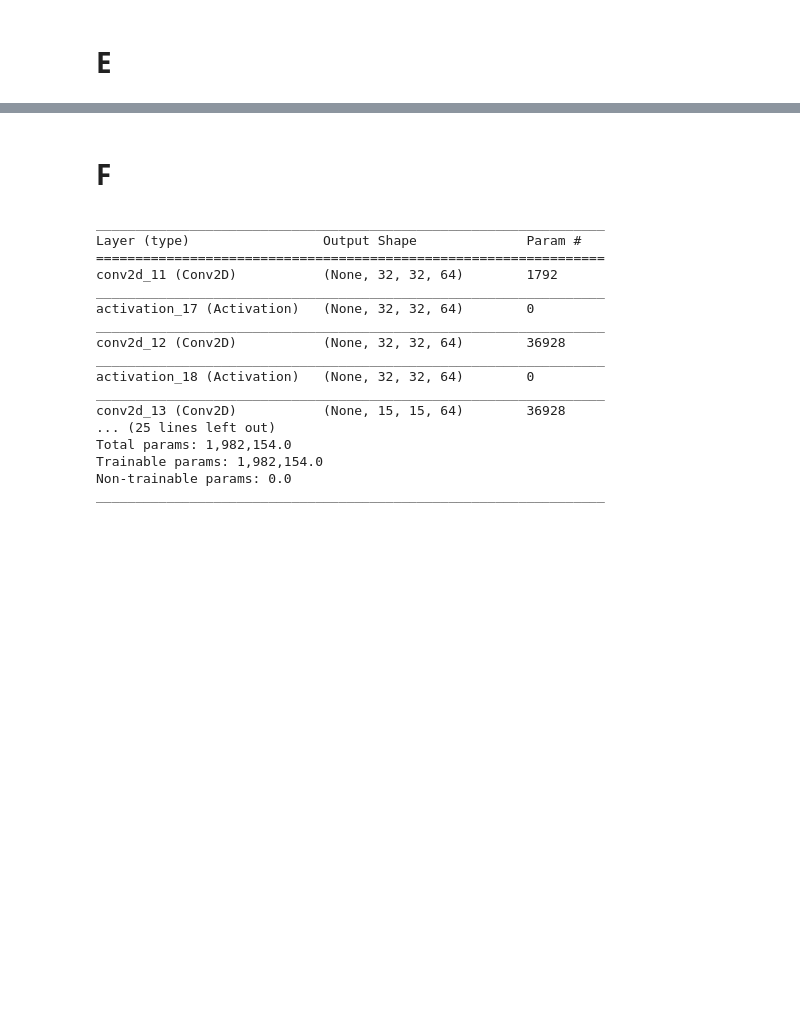
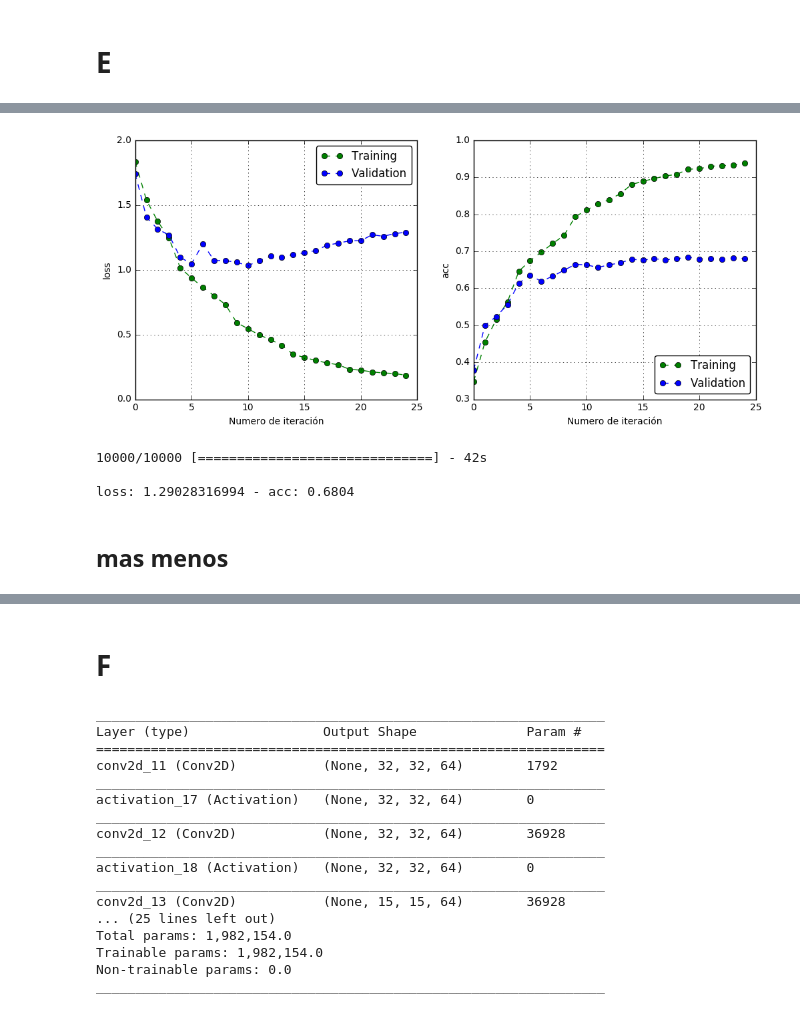
Before and after one commit to Seba93/Tarea2-ANN, a Jupyter notebook: problema1/Problema1.ipynb, the cells around one changed output, grey strips where cells are left out. Saved outputs shown, nothing was run; the diff lists cells and outputs as text; code cells hidden in the pictures; blank space fills up the shorter version.

```diff
--- a/problema1/Problema1.ipynb
+++ b/problema1/Problema1.ipynb
@@ -235,6 +272,6 @@ _________________________________________________________________
 opt = rmsprop(lr=0.001, decay=1e-6)
 
 model.compile(optimizer=opt, loss='categorical_crossentropy', metrics=['acc'])
-hist = model.fit(x_train, y_train, batch_size=50, epochs=25,
-          validation_data=(x_test, y_test), shuffle=True, callbacks=[lrate], verbose=1)
+hist_e1 = model.fit(x_train, y_train, batch_size=400, epochs=25,
+          validation_data=(x_test, y_test), shuffle=True, verbose=1)
 model.save('model/model-1e')
@@ -240,0 +296,12 @@ model.save('model/model-1e')
+# %%
+plot_hist(hist_e1)
+# %% [output]
+[figure, added]
+# %%
+model_eval(model, x_test, y_test)
+# %% [output]
+10000/10000 [==============================] - 42s
+
+loss: 1.29028316994 - acc: 0.6804
+# %% [markdown]
+## mas menos
```
Also changed, not shown: parts of 19 cells of this notebook, 3 other files.
